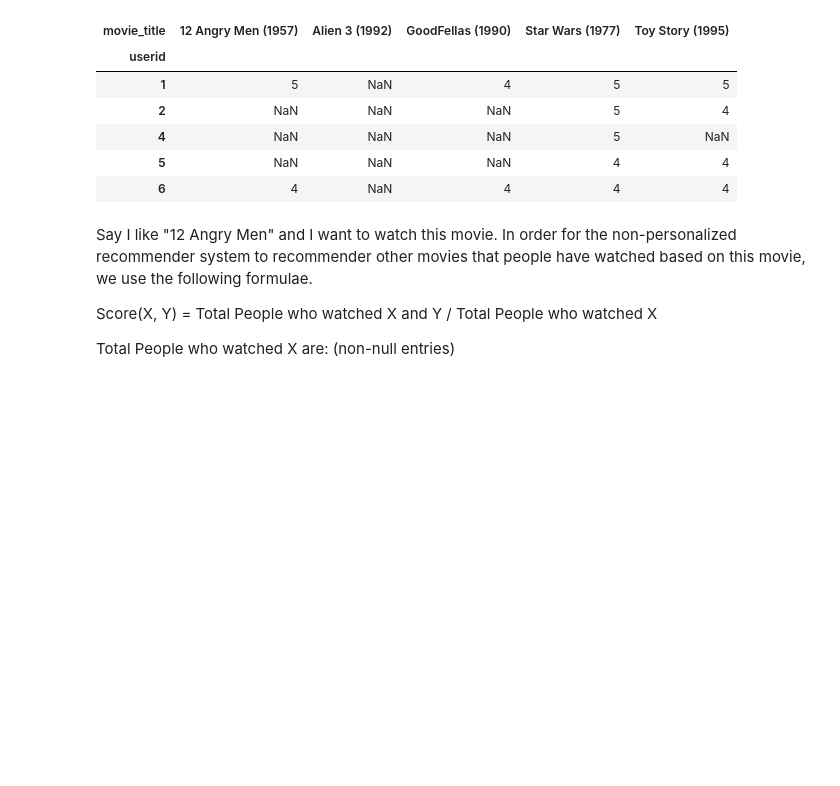
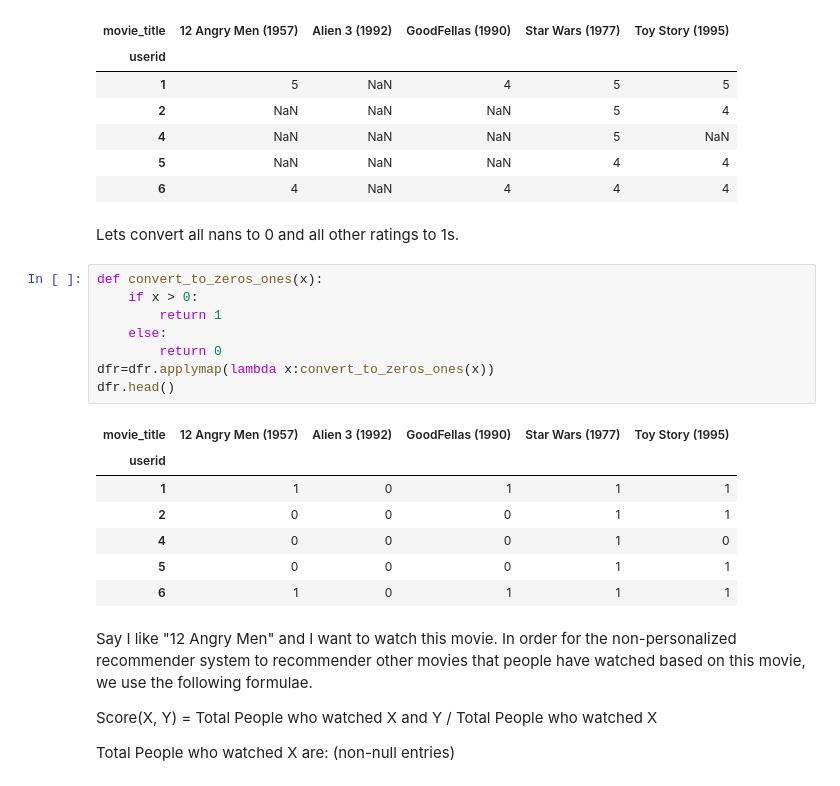
Before and after one commit to KartikPadmanabhan/myblog, a Jupyter notebook: recommender_systems/non_personalized_recommenders.ipynb, the cells around one changed output. Saved outputs shown, nothing was run; the diff lists cells and outputs as text; blank space fills up the shorter version.

```diff
--- a/recommender_systems/non_personalized_recommenders.ipynb
+++ b/recommender_systems/non_personalized_recommenders.ipynb
@@ -237,6 +237,24 @@ dfr.head()
 | 4 | NaN | NaN | NaN | 5 | NaN |
 | 5 | NaN | NaN | NaN | 4 | 4 |
 | 6 | 4 | NaN | 4 | 4 | 4 |
+# %% [markdown]
+Lets convert all nans to 0 and all other ratings to 1s.
+# %%
+def convert_to_zeros_ones(x):
+    if x > 0:
+        return 1
+    else:
+        return 0
+dfr=dfr.applymap(lambda x:convert_to_zeros_ones(x))
+dfr.head()
+# %% [output]
+| movie_title | 12 Angry Men (1957) | Alien 3 (1992) | GoodFellas (1990) | Star Wars (1977) | Toy Story (1995) |
+| userid |  |  |  |  |  |
+| 1 | 1 | 0 | 1 | 1 | 1 |
+| 2 | 0 | 0 | 0 | 1 | 1 |
+| 4 | 0 | 0 | 0 | 1 | 0 |
+| 5 | 0 | 0 | 0 | 1 | 1 |
+| 6 | 1 | 0 | 1 | 1 | 1 |
 # %% [markdown]
 Say I like "12 Angry Men" and I want to watch this movie. In order for the non-personalized recommender system to recommender other movies that people have watched based on this movie, we use the following formulae.
 
```
Also changed, not shown: parts of 9 cells of this notebook.
